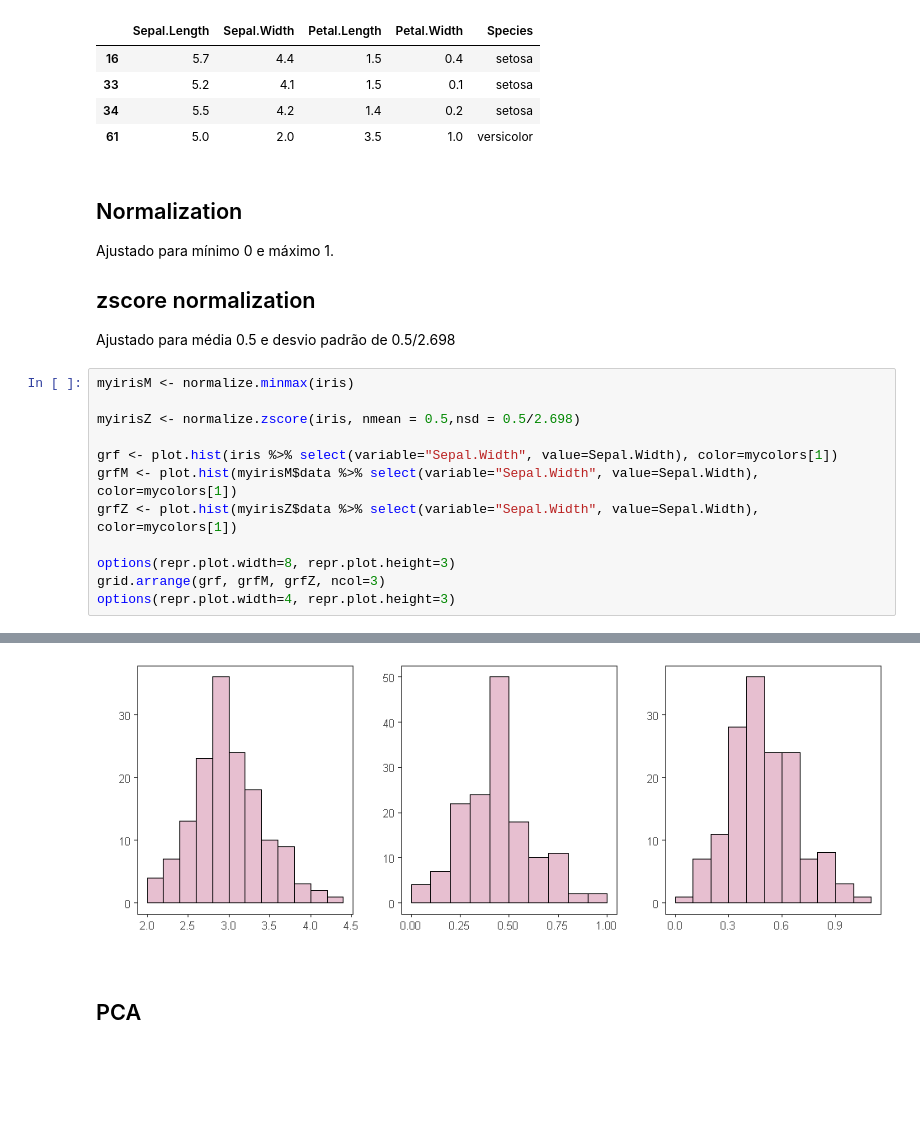
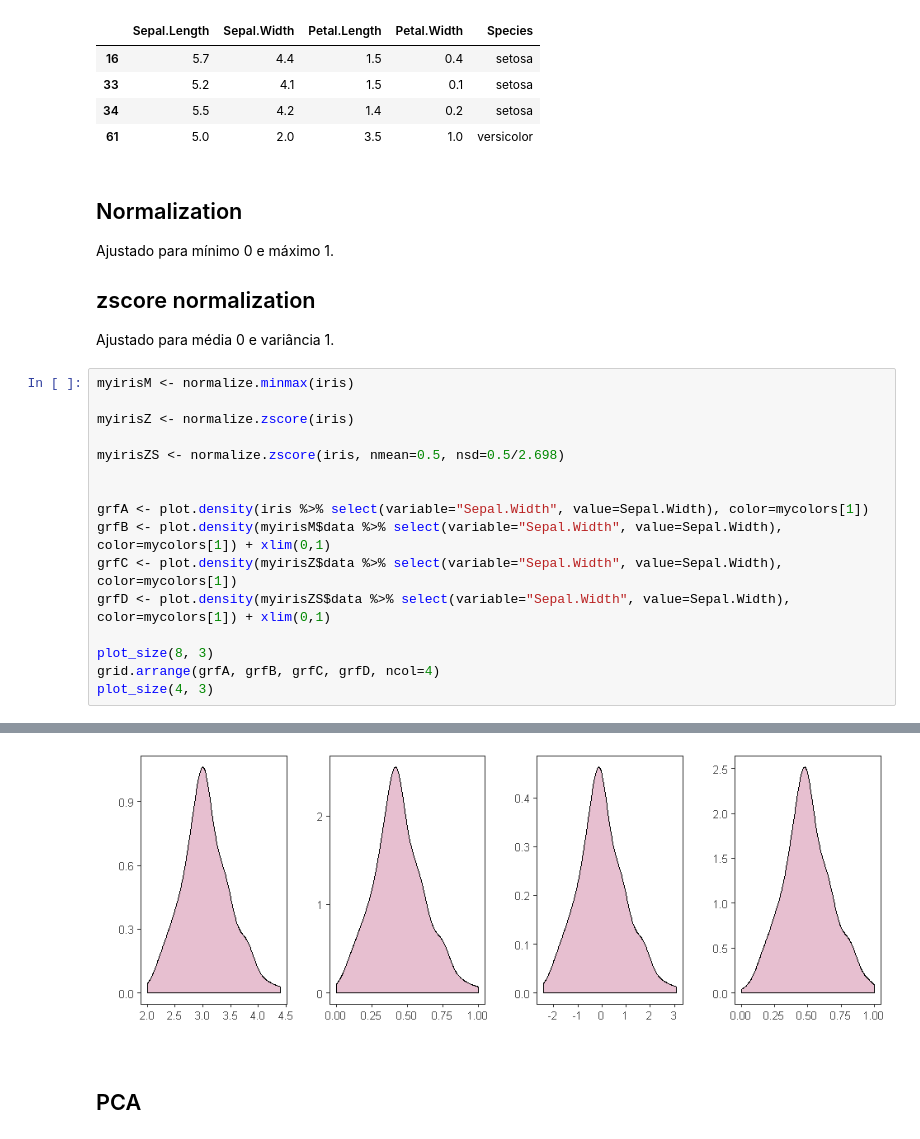
Before and after one commit to eogasawara/mylibrary, a Jupyter notebook: myPreprocessing.ipynb, the cells around one changed output, grey strips where cells are left out. Cells and saved outputs as stored; diff of their text form; blank space fills up the shorter version.

```diff
--- a/myPreprocessing.ipynb
+++ b/myPreprocessing.ipynb
@@ -80,17 +83,21 @@ head(iris[out,])
 Ajustado para mínimo 0 e máximo 1.
 
 ## zscore normalization
-Ajustado para média 0.5 e desvio padrão de 0.5/2.698
+Ajustado para média 0 e variância 1.
 # %%
 myirisM <- normalize.minmax(iris)
 
-myirisZ <- normalize.zscore(iris, nmean = 0.5,nsd = 0.5/2.698)
+myirisZ <- normalize.zscore(iris)
 
-grf <- plot.hist(iris %>% select(variable="Sepal.Width", value=Sepal.Width), color=mycolors[1])
-grfM <- plot.hist(myirisM$data %>% select(variable="Sepal.Width", value=Sepal.Width), color=mycolors[1])
-grfZ <- plot.hist(myirisZ$data %>% select(variable="Sepal.Width", value=Sepal.Width), color=mycolors[1])
+myirisZS <- normalize.zscore(iris, nmean=0.5, nsd=0.5/2.698)
 
-options(repr.plot.width=8, repr.plot.height=3)
-grid.arrange(grf, grfM, grfZ, ncol=3)
-options(repr.plot.width=4, repr.plot.height=3)
+
+grfA <- plot.density(iris %>% select(variable="Sepal.Width", value=Sepal.Width), color=mycolors[1])
+grfB <- plot.density(myirisM$data %>% select(variable="Sepal.Width", value=Sepal.Width), color=mycolors[1]) + xlim(0,1)
+grfC <- plot.density(myirisZ$data %>% select(variable="Sepal.Width", value=Sepal.Width), color=mycolors[1])
+grfD <- plot.density(myirisZS$data %>% select(variable="Sepal.Width", value=Sepal.Width), color=mycolors[1]) + xlim(0,1)
+
+plot_size(8, 3)
+grid.arrange(grfA, grfB, grfC, grfD, ncol=4)
+plot_size(4, 3)
 # %% [output]
@@ -97,4 +106,4 @@ options(repr.plot.width=4, repr.plot.height=3)
-[figure, old version]
+[figure, new version]
 # %% [markdown]
 ## PCA
 # %%
```
Also changed, not shown: parts of 14 cells of this notebook, 4 other files.
